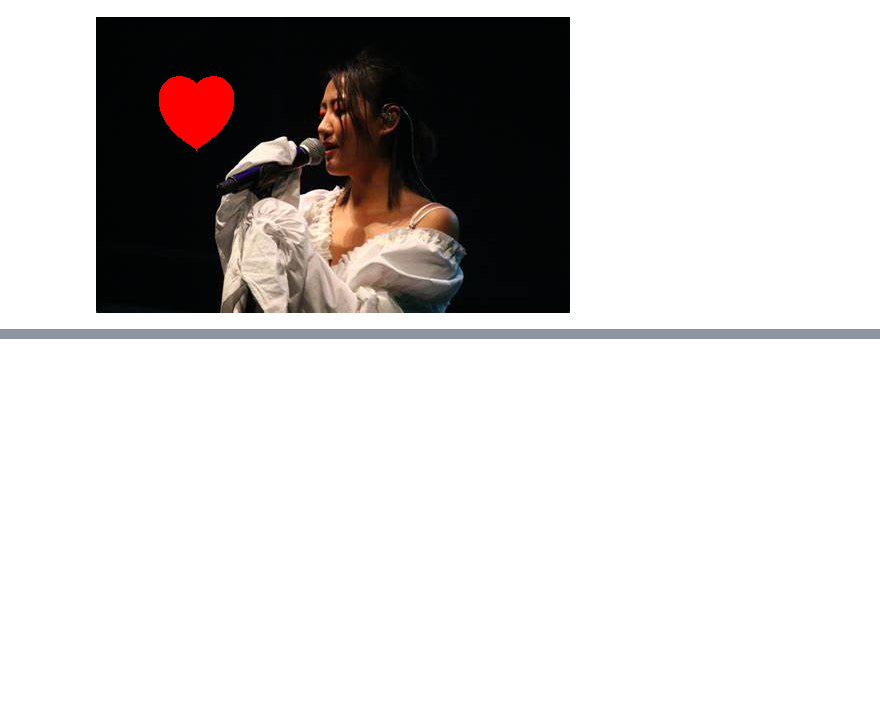
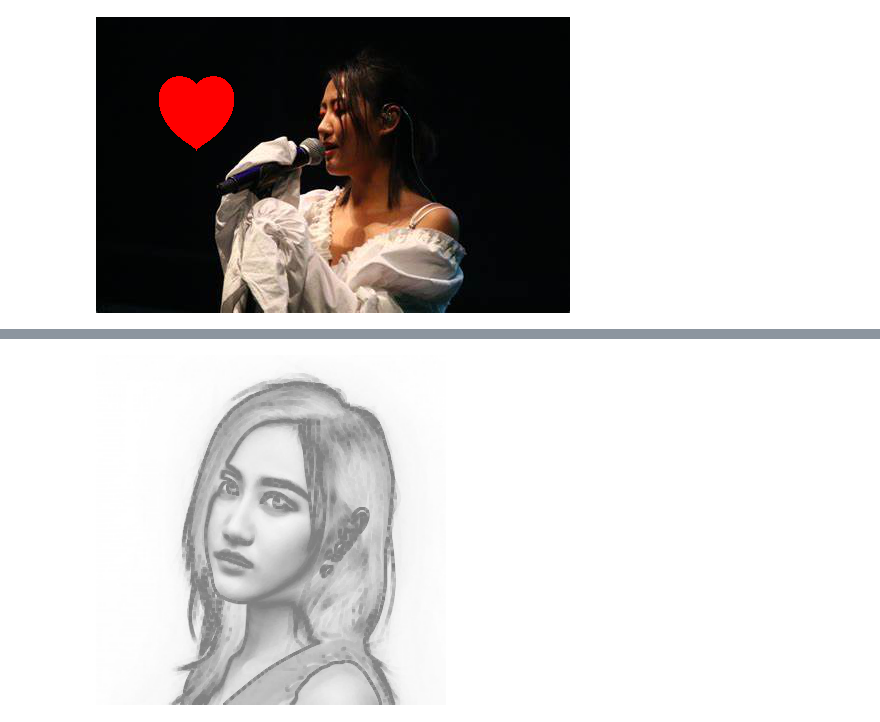
Before and after one commit to steve-hao/pillow, a Jupyter notebook: example.ipynb, the cells around one changed output, grey strips where cells are left out. Saved outputs shown, nothing was run; the diff lists cells and outputs as text; code cells hidden in the pictures; blank space fills up the shorter version.

```diff
--- a/example.ipynb
+++ b/example.ipynb
@@ -10,0 +41,6 @@ im
+# %%
+tt = s.filter(ImageFilter.MinFilter(3))
+# %%
+tt
+# %% [output]
+[figure, added]
```
Also changed, not shown: parts of 22 cells of this notebook, 8 other files.
